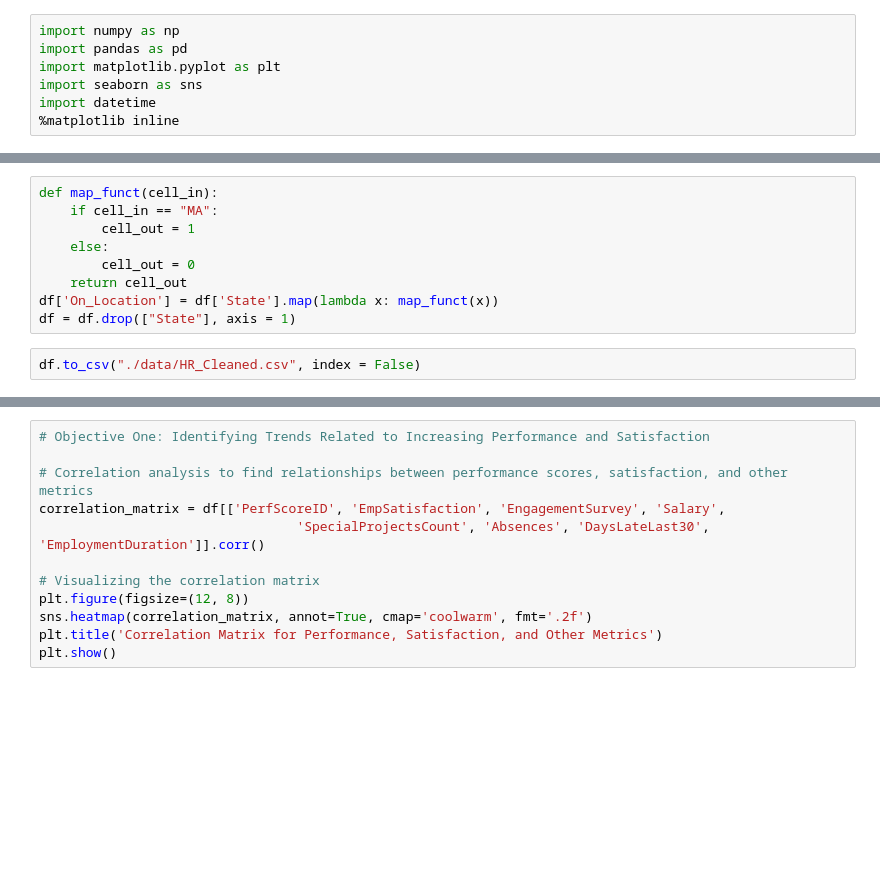
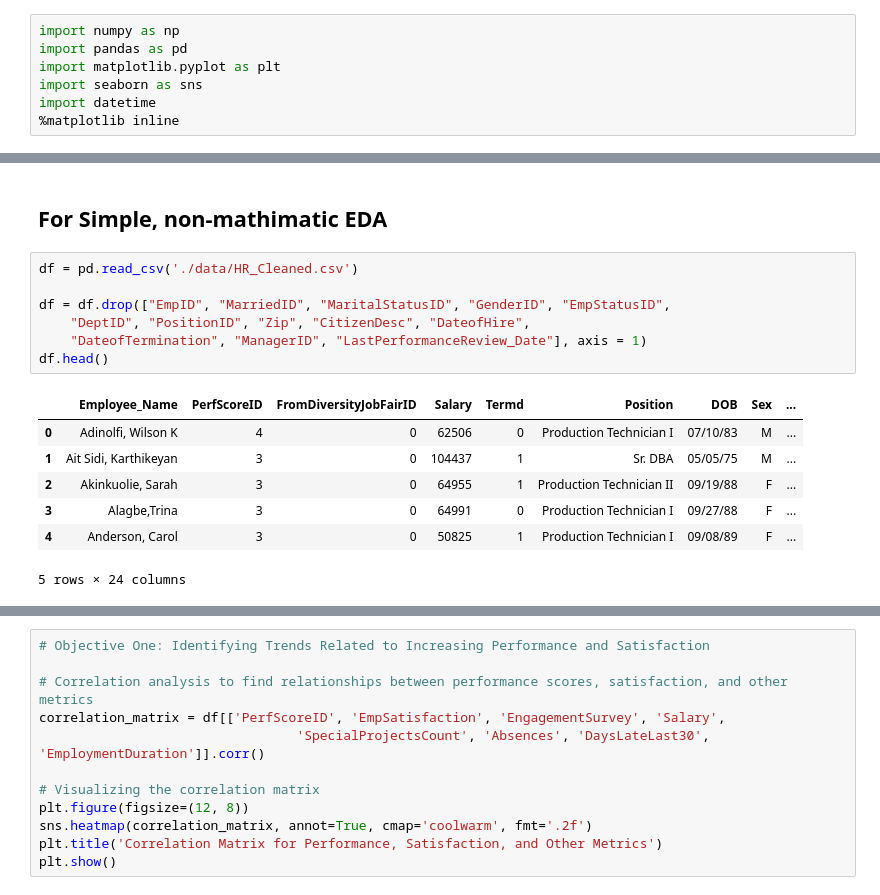
Before and after one commit to TerraJRiley/Human_Resources_Analysis, a Jupyter notebook: HR_EDA.ipynb, the cells around one changed output, grey strips where cells are left out. Drawn from its saved outputs; the diff is of its cells as text; blank space fills up the shorter version.

```diff
--- a/HR_EDA.ipynb
+++ b/HR_EDA.ipynb
@@ -191,11 +8,17 @@ df[['Employee_Name', 'DateofHire', 'DateofTermination', 'EmploymentDuration']].h
-# %%
-def map_funct(cell_in):
-    if cell_in == "MA":
-        cell_out = 1
-    else:
-        cell_out = 0
-    return cell_out
-df['On_Location'] = df['State'].map(lambda x: map_funct(x))
-df = df.drop(["State"], axis = 1)
-# %%
-df.to_csv("./data/HR_Cleaned.csv", index = False)
+# %% [markdown]
+## For Simple, non-mathimatic EDA
+# %%
+df = pd.read_csv('./data/HR_Cleaned.csv')
+
+df = df.drop(["EmpID", "MarriedID", "MaritalStatusID", "GenderID", "EmpStatusID",
+    "DeptID", "PositionID", "Zip", "CitizenDesc", "DateofHire",
+    "DateofTermination", "ManagerID", "LastPerformanceReview_Date"], axis = 1)
+df.head()
+# %% [output]
+|  | Employee_Name | PerfScoreID | FromDiversityJobFairID | Salary | Termd | Position | DOB | Sex | ... |
+| 0 | Adinolfi, Wilson K | 4 | 0 | 62506 | 0 | Production Technician I | 07/10/83 | M | ... |
+| 1 | Ait Sidi, Karthikeyan | 3 | 0 | 104437 | 1 | Sr. DBA | 05/05/75 | M | ... |
+| 2 | Akinkuolie, Sarah | 3 | 0 | 64955 | 1 | Production Technician II | 09/19/88 | F | ... |
+| 3 | Alagbe,Trina | 3 | 0 | 64991 | 0 | Production Technician I | 09/27/88 | F | ... |
+| 4 | Anderson, Carol | 3 | 0 | 50825 | 1 | Production Technician I | 09/08/89 | F | ... |
+5 rows × 24 columns
```
Also changed, not shown: parts of 31 cells of this notebook, 20 other files.
